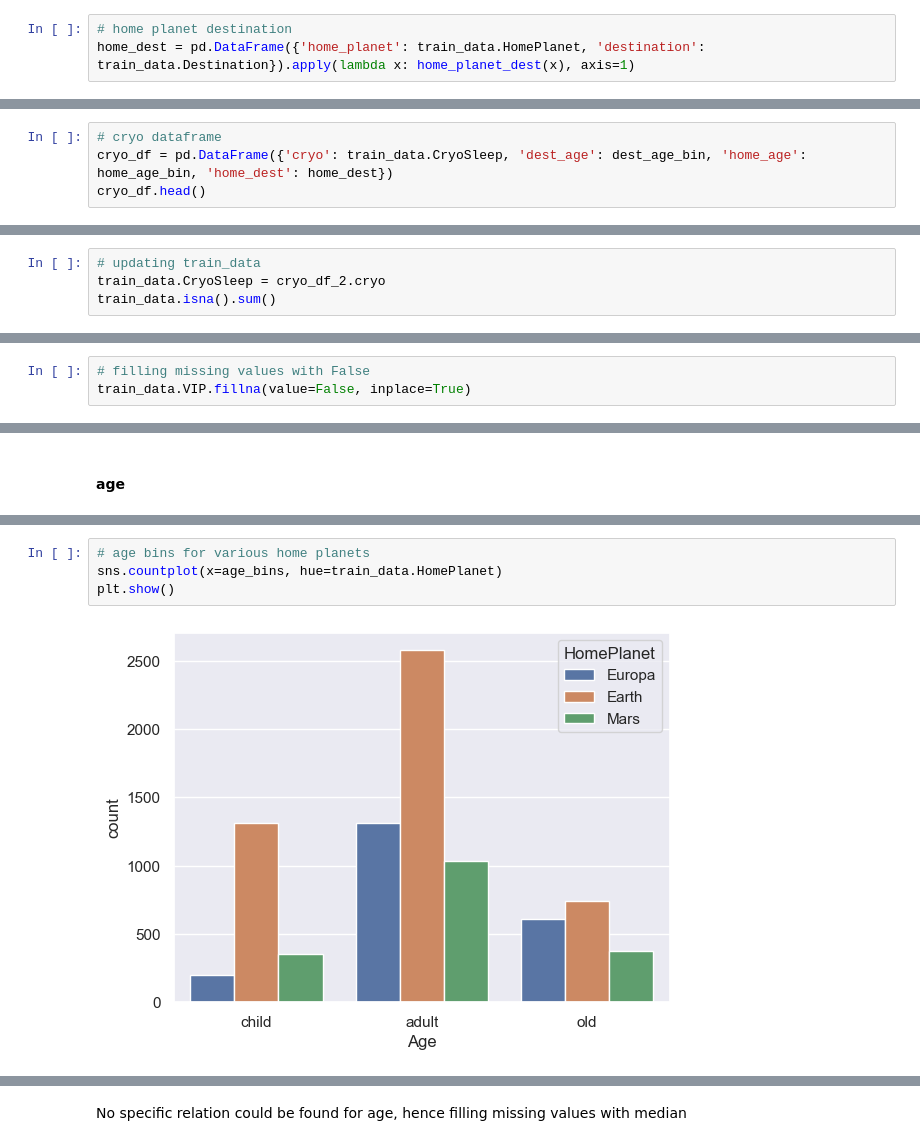
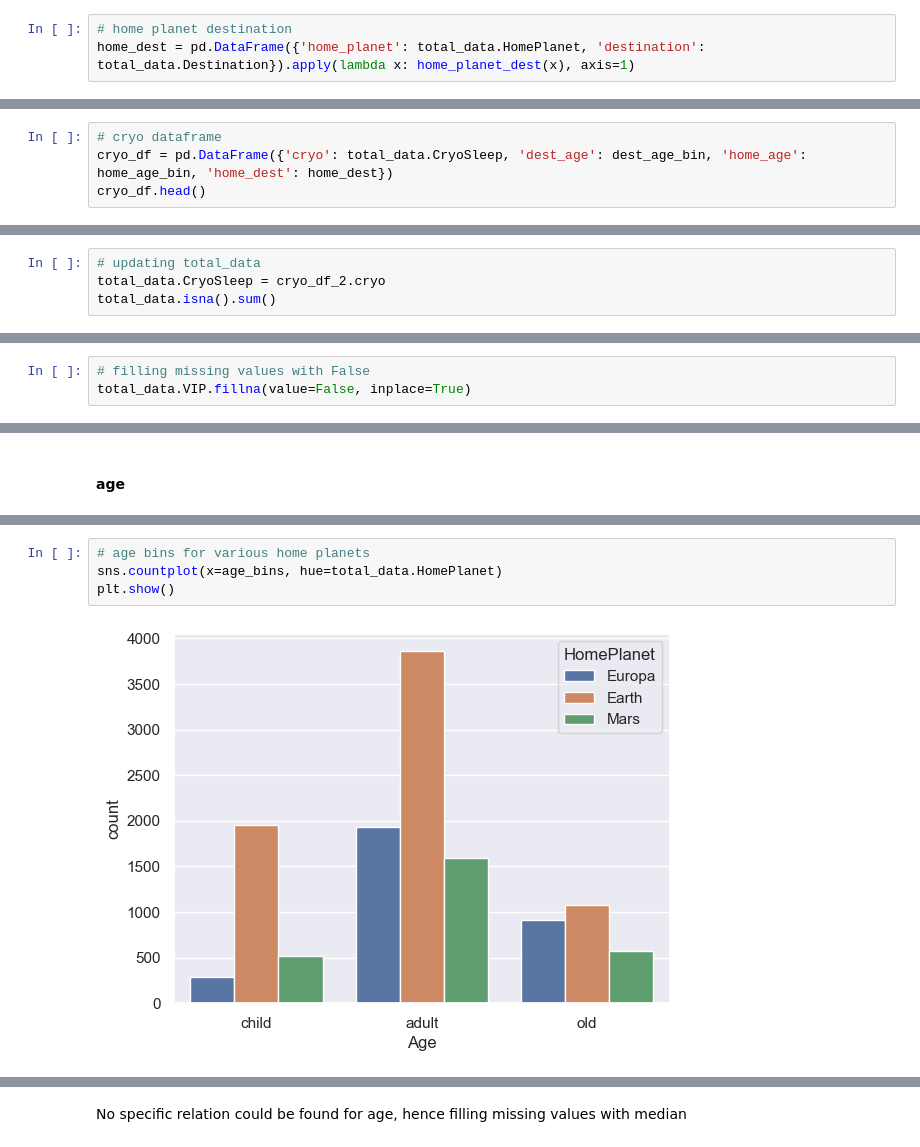
Before and after one commit to chickooooo/space_titanic_2, a Jupyter notebook: v2/notebooks/handling_missing_values.ipynb, the cells around one changed output, grey strips where cells are left out. Cells and saved outputs as stored; diff of their text form.

```diff
--- a/v2/notebooks/handling_missing_values.ipynb
+++ b/v2/notebooks/handling_missing_values.ipynb
@@ -565,5 +611,5 @@ home_age_bin = pd.DataFrame({'home_planet': train_data.HomePlanet, 'age_bin': ag
 # %%
 # home planet destination
-home_dest = pd.DataFrame({'home_planet': train_data.HomePlanet, 'destination': train_data.Destination}).apply(lambda x: home_planet_dest(x), axis=1)
+home_dest = pd.DataFrame({'home_planet': total_data.HomePlanet, 'destination': total_data.Destination}).apply(lambda x: home_planet_dest(x), axis=1)
 # %%
 # dest_age_bin and cryo sleep
@@ -598,7 +644,7 @@ action:
 - fill missing value for cryo sleep for above cases with True
 # %%
 # cryo dataframe
-cryo_df = pd.DataFrame({'cryo': train_data.CryoSleep, 'dest_age': dest_age_bin, 'home_age': home_age_bin, 'home_dest': home_dest})
+cryo_df = pd.DataFrame({'cryo': total_data.CryoSleep, 'dest_age': dest_age_bin, 'home_age': home_age_bin, 'home_dest': home_dest})
 cryo_df.head()
 # %% [output]
 |  | cryo | dest_age | home_age | home_dest |
@@ -688,8 +734,8 @@ True     3088
 Name: cryo, dtype: int64
 # %%
-# updating train_data
-train_data.CryoSleep = cryo_df_2.cryo
-train_data.isna().sum()
+# updating total_data
+total_data.CryoSleep = cryo_df_2.cryo
+total_data.isna().sum()
 # %% [output]
 PassengerId       0
 HomePlanet        0
@@ -727,6 +772,6 @@ plt.show()
 As False has very high majority, filling missing values with False will be reasonable
 # %%
 # filling missing values with False
-train_data.VIP.fillna(value=False, inplace=True)
+total_data.VIP.fillna(value=False, inplace=True)
 # %%
 # updated plot
@@ -760,9 +805,9 @@ max        79.000000
 Name: Age, dtype: float64
 # %%
 # age bins for various home planets
-sns.countplot(x=age_bins, hue=train_data.HomePlanet)
+sns.countplot(x=age_bins, hue=total_data.HomePlanet)
 plt.show()
 # %% [output]
-[figure, old version]
+[figure, new version]
 # %%
 # age bins for various destinations
```
Also changed, not shown: parts of 96 cells of this notebook, 4 other files.
